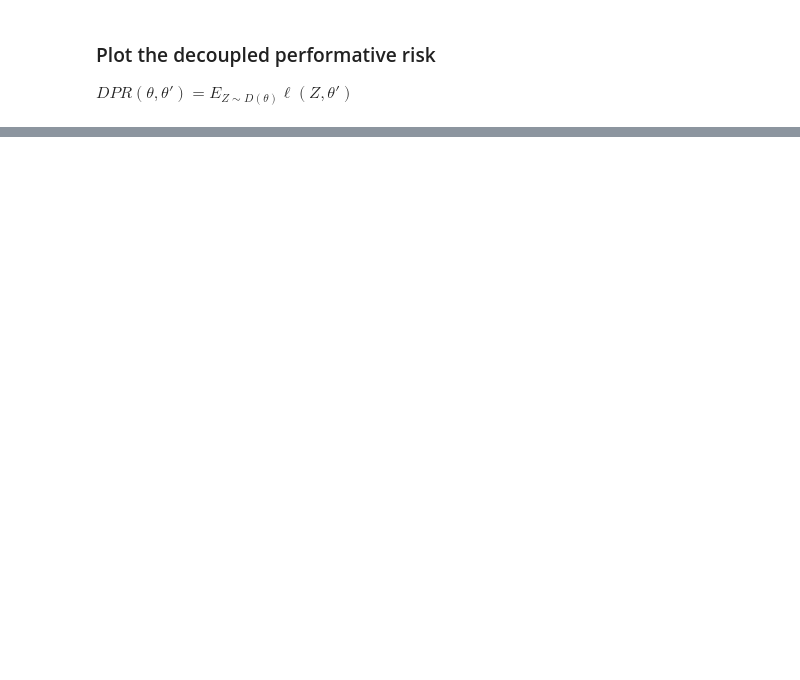
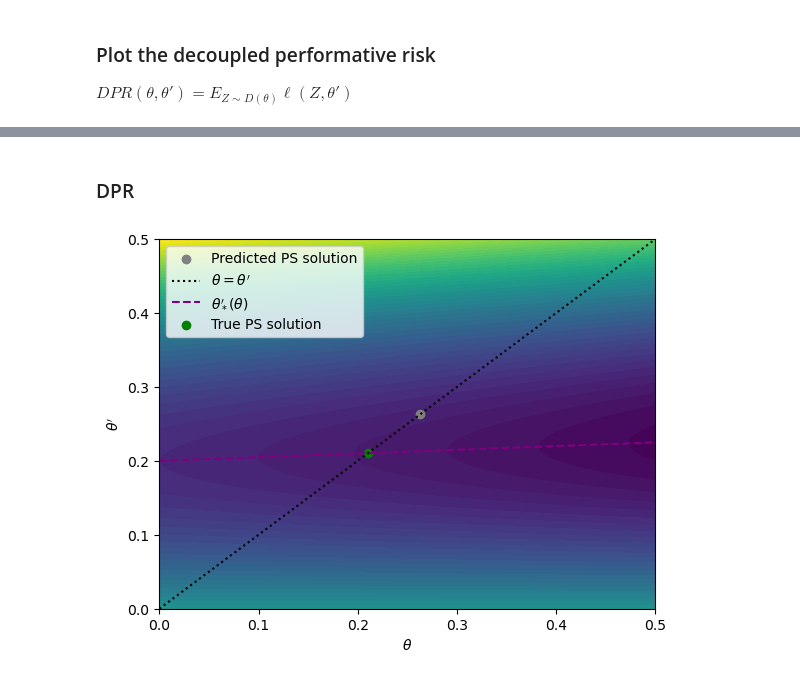
Before and after one commit to tetsnaga/poison-perf, a Jupyter notebook: biased_coin.ipynb, the cells around one changed output, grey strips where cells are left out. Drawn from its saved outputs; the diff is of its cells as text; code cells hidden in the pictures; blank space fills up the shorter version.

```diff
--- a/biased_coin.ipynb
+++ b/biased_coin.ipynb
@@ -116,0 +155,36 @@ plt.show()
+# %% [markdown]
+### DPR
+# %%
+mu = 0.25
+epsilon = 0.05
+x = np.random.choice([-1, 1])
+k = 1000
+delta = 0.05
+
+losses = []
+theta_vals = np.linspace(0, 0.5, k)
+
+dpr = np.zeros((k,k))
+for i,j in product(range(k), range(k)):
+    theta = theta_vals[i]
+    theta_p = theta_vals[j]
+    dpr[j,i] = DPR(theta, theta_p, x, epsilon, mu, delta)
+
+plt.contourf(theta_vals, theta_vals, dpr, 50)
+plt.scatter(mu/(1-epsilon), mu/(1-epsilon), color='gray', label='Predicted PS solution')
+plt.plot([0,0.5], [0,0.5], color='k', linestyle=':', label=r"$\theta=\theta'$")
+
+theta = np.linspace(0, 0.5, 100)
+theta_p_star = mu + epsilon*theta + delta/x
+plt.plot(theta, theta_p_star, color='purple', label=r"$\theta_*'(\theta)$", linestyle='--')
+
+true_ps_solution = (mu + delta/x) / (1 - epsilon)
+plt.scatter(true_ps_solution, true_ps_solution, color='g', label='True PS solution')
+
+
+plt.xlabel(r"$\theta$")
+plt.ylabel(r"$\theta'$")
+plt.legend()
+plt.show()
+# %% [output]
+[figure, added]
```
Also changed, not shown: parts of 7 cells of this notebook, 1 other file.
